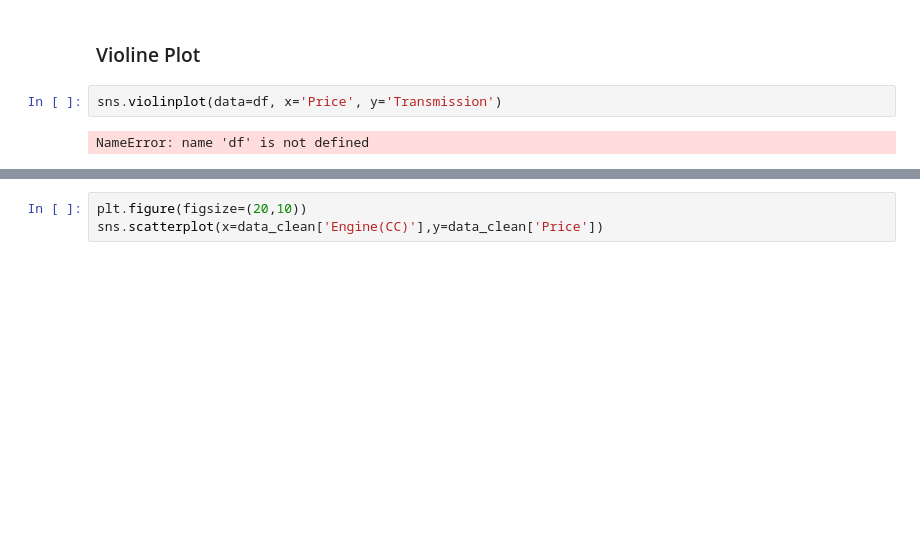
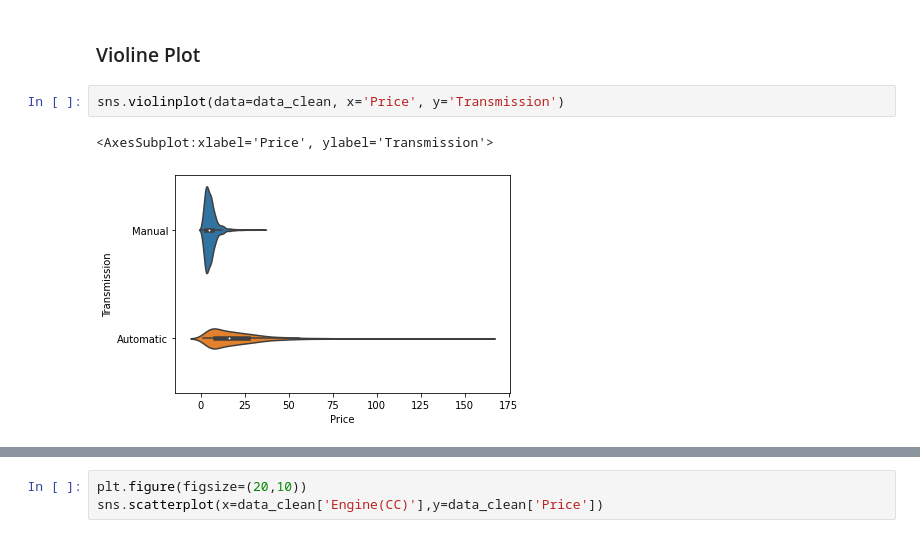
Before and after one commit to hajarison/Data_Analytics_Portfolio, a Jupyter notebook: DATA_PROJECT/002_Car_Price_Pred/Car_Pred_Project_INSI.ipynb, the cells around one changed output, grey strips where cells are left out. Drawn from its saved outputs; the diff is of its cells as text; blank space fills up the shorter version.

```diff
--- a/DATA_PROJECT/002_Car_Price_Pred/Car_Pred_Project_INSI.ipynb
+++ b/DATA_PROJECT/002_Car_Price_Pred/Car_Pred_Project_INSI.ipynb
@@ -386,9 +386,10 @@ plt.show()
 # %% [markdown]
 ### Violine Plot
 # %%
-sns.violinplot(data=df, x='Price', y='Transmission')
+sns.violinplot(data=data_clean, x='Price', y='Transmission')
 # %% [output]
-NameError: name 'df' is not defined
+<AxesSubplot:xlabel='Price', ylabel='Transmission'>
+[figure, added]
 # %%
 # Création de la figure et des axes avec plt.subplots()
 fig, axs = plt.subplots(1, 2, figsize=(12, 4))
```
Also changed, not shown: parts of 36 cells of this notebook.
